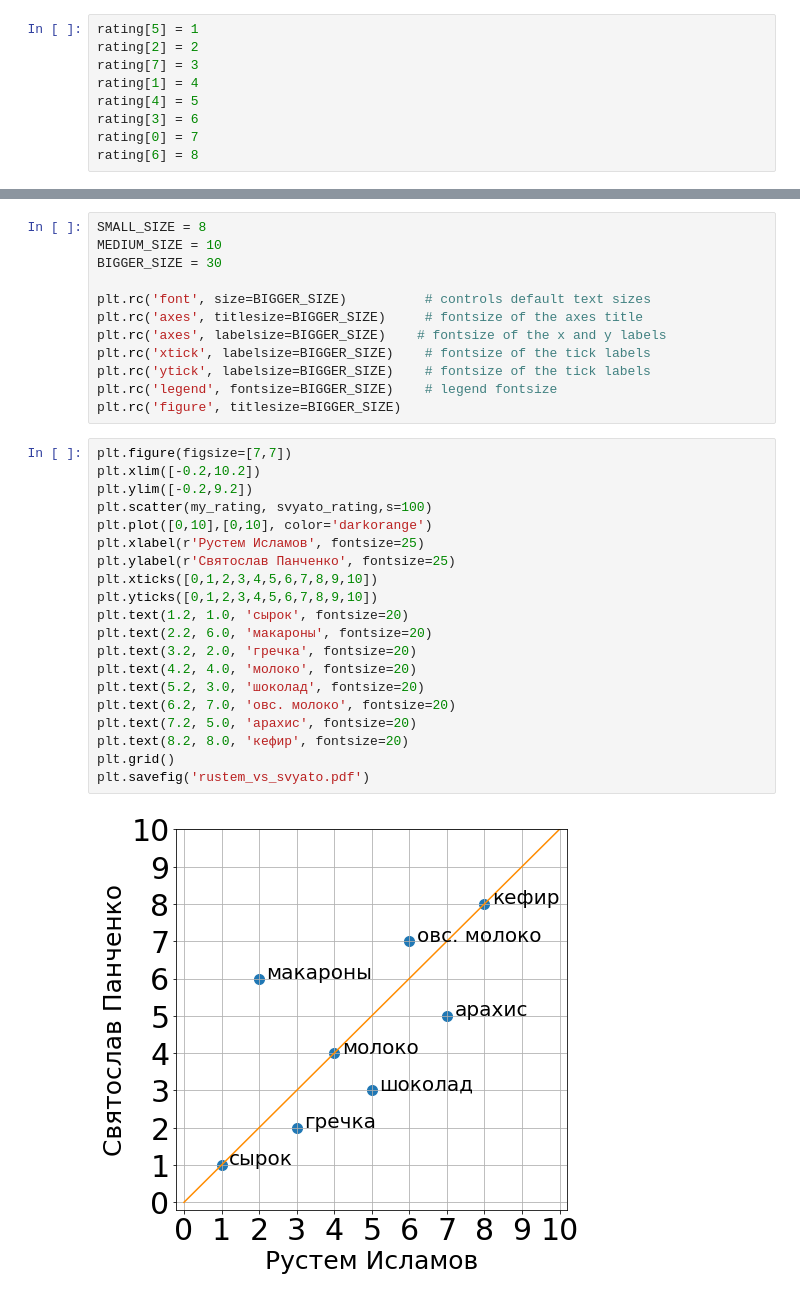
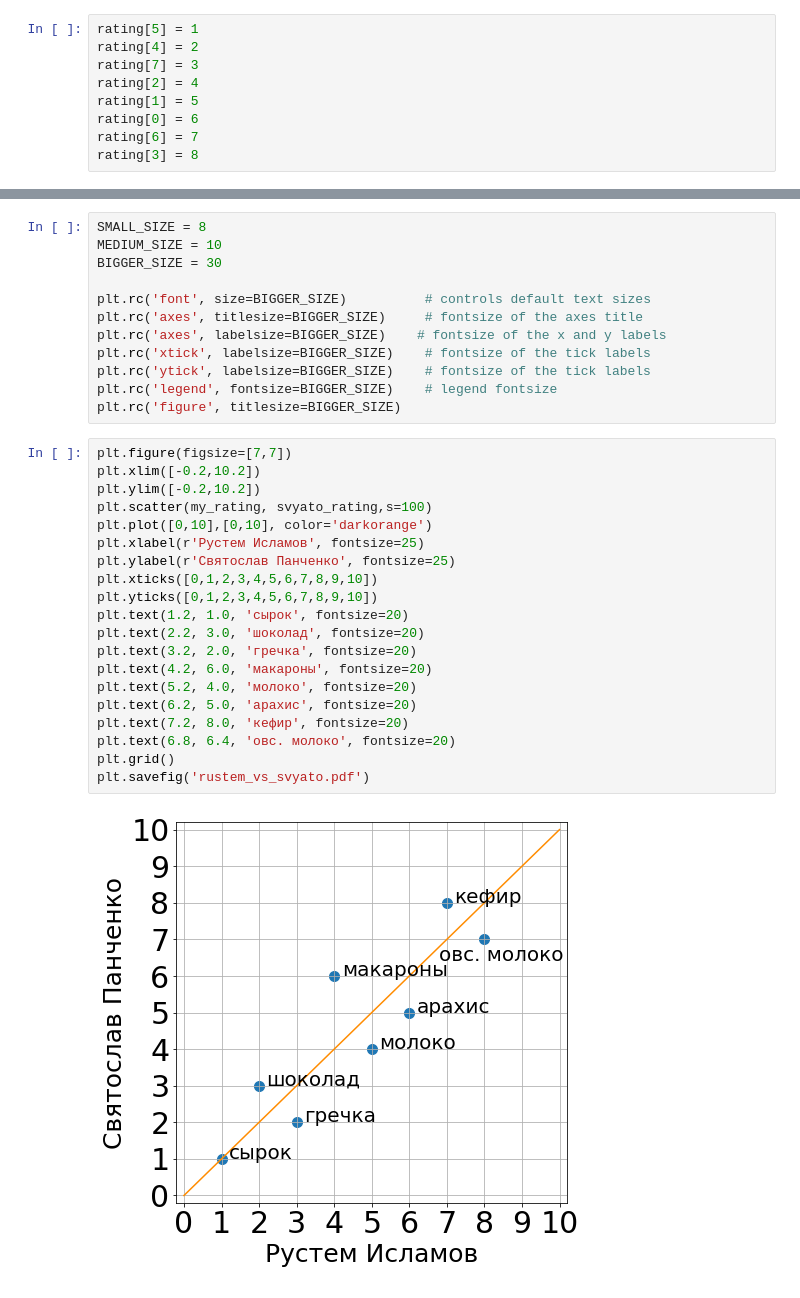
Before and after one commit to Siziff/Ratings, a Jupyter notebook: Islamov Rustem/Ratings.ipynb, the cells around one changed output, grey strips where cells are left out. Cells and saved outputs as stored; diff of their text form.

```diff
--- a/Islamov Rustem/Ratings.ipynb
+++ b/Islamov Rustem/Ratings.ipynb
@@ -151,13 +160,13 @@ for i, c in enumerate(q0[13]):
 rating = np.zeros(8)
 # %%
 rating[5] = 1
-rating[2] = 2
+rating[4] = 2
 rating[7] = 3
-rating[1] = 4
-rating[4] = 5
-rating[3] = 6
-rating[0] = 7
-rating[6] = 8
+rating[2] = 4
+rating[1] = 5
+rating[0] = 6
+rating[6] = 7
+rating[3] = 8
 # %%
 my_rating=rating
 # %%
@@ -221,25 +231,25 @@ plt.rc('figure', titlesize=BIGGER_SIZE)
 # %%
 plt.figure(figsize=[7,7])
 plt.xlim([-0.2,10.2])
-plt.ylim([-0.2,9.2])
+plt.ylim([-0.2,10.2])
 plt.scatter(my_rating, svyato_rating,s=100)
 plt.plot([0,10],[0,10], color='darkorange')
 plt.xlabel(r'Рустем Исламов', fontsize=25)
 plt.ylabel(r'Святослав Панченко', fontsize=25)
 plt.xticks([0,1,2,3,4,5,6,7,8,9,10])
 plt.yticks([0,1,2,3,4,5,6,7,8,9,10])
 plt.text(1.2, 1.0, 'сырок', fontsize=20)
-plt.text(2.2, 6.0, 'макароны', fontsize=20)
+plt.text(2.2, 3.0, 'шоколад', fontsize=20)
 plt.text(3.2, 2.0, 'гречка', fontsize=20)
-plt.text(4.2, 4.0, 'молоко', fontsize=20)
-plt.text(5.2, 3.0, 'шоколад', fontsize=20)
-plt.text(6.2, 7.0, 'овс. молоко', fontsize=20)
-plt.text(7.2, 5.0, 'арахис', fontsize=20)
-plt.text(8.2, 8.0, 'кефир', fontsize=20)
+plt.text(4.2, 6.0, 'макароны', fontsize=20)
+plt.text(5.2, 4.0, 'молоко', fontsize=20)
+plt.text(6.2, 5.0, 'арахис', fontsize=20)
+plt.text(7.2, 8.0, 'кефир', fontsize=20)
+plt.text(6.8, 6.4, 'овс. молоко', fontsize=20)
 plt.grid()
 plt.savefig('rustem_vs_svyato.pdf')
 # %% [output]
-[figure, old version]
+[figure, new version]
 # %%
 plt.figure(figsize=[7,7])
 plt.xlim([-0.2,10.2])
```
Also changed, not shown: parts of 12 cells of this notebook, 1 other file.
